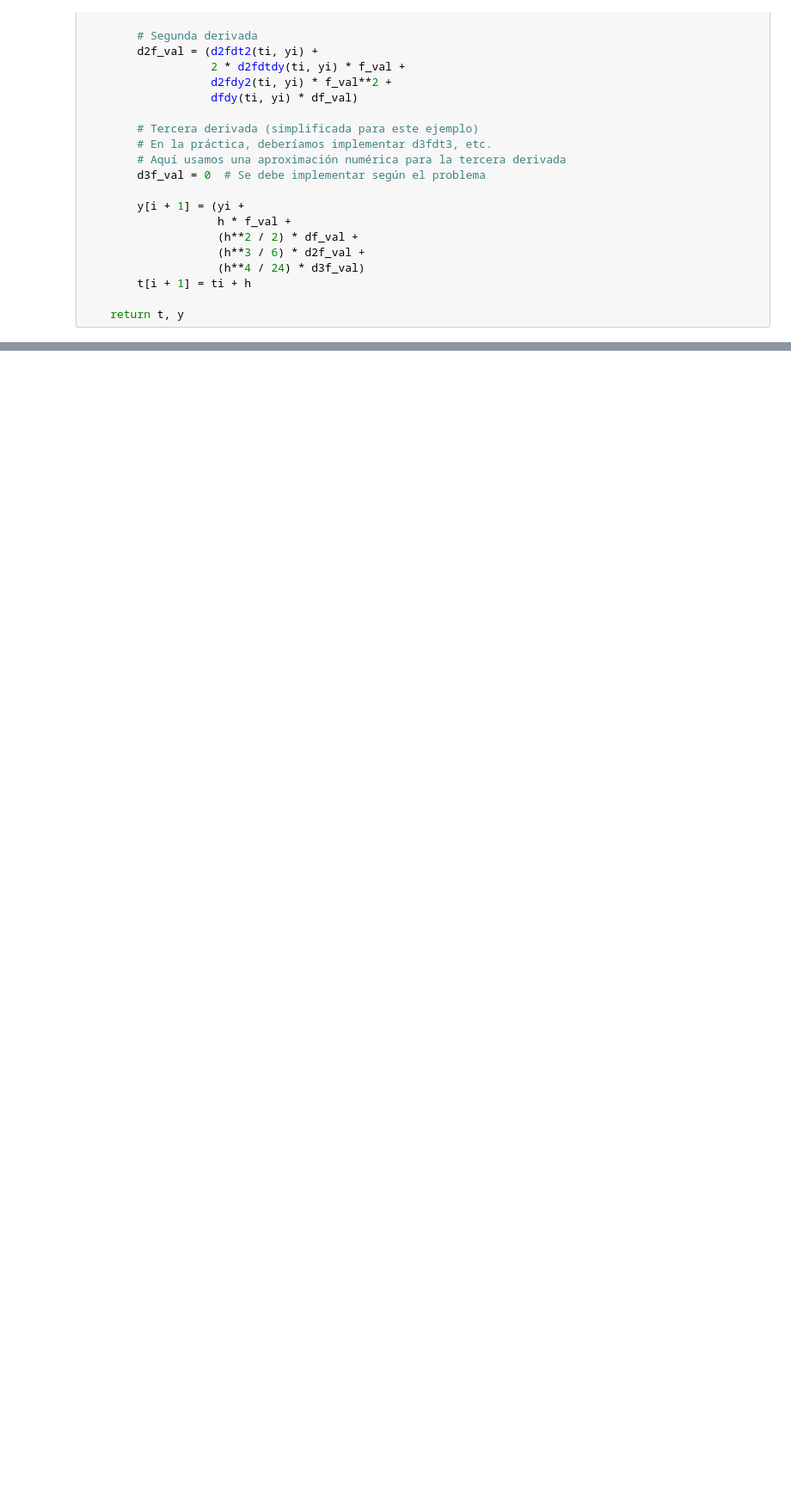
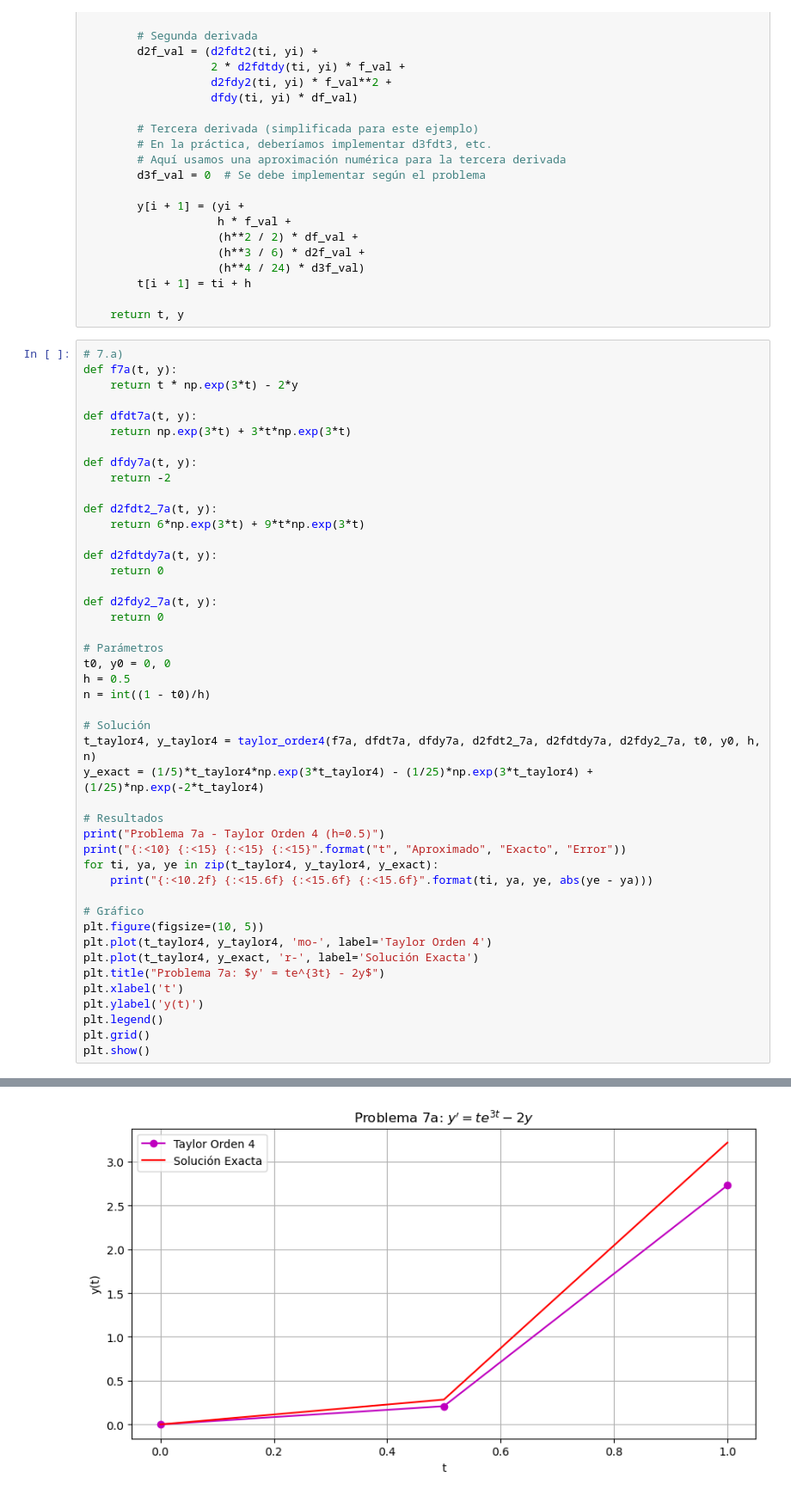
Before and after one commit to JASL22/-Tarea-12-Ejercicios-Unidad-05-A-ODE-Metodo-de-Euler, a Jupyter notebook: Deber 12.ipynb, the cells around one changed output, grey strips where cells are left out. Shown at 86% size. Saved outputs shown, nothing was run; the diff lists cells and outputs as text; blank space fills up the shorter version.

```diff
--- a/Deber 12.ipynb
+++ b/Deber 12.ipynb
@@ -1063,3 +1063,49 @@ def taylor_order4(f, dfdt, dfdy, d2fdt2, d2fdtdy, d2fdy2, t0, y0, h, n):
         t[i + 1] = ti + h
 
     return t, y
+# %%
+# 7.a)
+def f7a(t, y):
+    return t * np.exp(3*t) - 2*y
+
+def dfdt7a(t, y):
+    return np.exp(3*t) + 3*t*np.exp(3*t)
+
+def dfdy7a(t, y):
+    return -2
+
+def d2fdt2_7a(t, y):
+    return 6*np.exp(3*t) + 9*t*np.exp(3*t)
+
+def d2fdtdy7a(t, y):
+    return 0
+
+def d2fdy2_7a(t, y):
+    return 0
+
+# Parámetros
+t0, y0 = 0, 0
+h = 0.5
+n = int((1 - t0)/h)
+
+# Solución
+t_taylor4, y_taylor4 = taylor_order4(f7a, dfdt7a, dfdy7a, d2fdt2_7a, d2fdtdy7a, d2fdy2_7a, t0, y0, h, n)
+y_exact = (1/5)*t_taylor4*np.exp(3*t_taylor4) - (1/25)*np.exp(3*t_taylor4) + (1/25)*np.exp(-2*t_taylor4)
+
+# Resultados
+print("Problema 7a - Taylor Orden 4 (h=0.5)")
+print("{:<10} {:<15} {:<15} {:<15}".format("t", "Aproximado", "Exacto", "Error"))
+for ti, ya, ye in zip(t_taylor4, y_taylor4, y_exact):
+    print("{:<10.2f} {:<15.6f} {:<15.6f} {:<15.6f}".format(ti, ya, ye, abs(ye - ya)))
+
+# Gráfico
+plt.figure(figsize=(10, 5))
+plt.plot(t_taylor4, y_taylor4, 'mo-', label='Taylor Orden 4')
+plt.plot(t_taylor4, y_exact, 'r-', label='Solución Exacta')
+plt.title("Problema 7a: $y' = te^{3t} - 2y$")
+plt.xlabel('t')
+plt.ylabel('y(t)')
+plt.legend()
+plt.grid()
+plt.show()
+# %% [output]
@@ -1065,0 +1117 @@ def taylor_order4(f, dfdt, dfdy, d2fdt2, d2fdtdy, d2fdy2, t0, y0, h, n):
+[figure, added]
```
Also changed, not shown: parts of 1 cell of this notebook.
